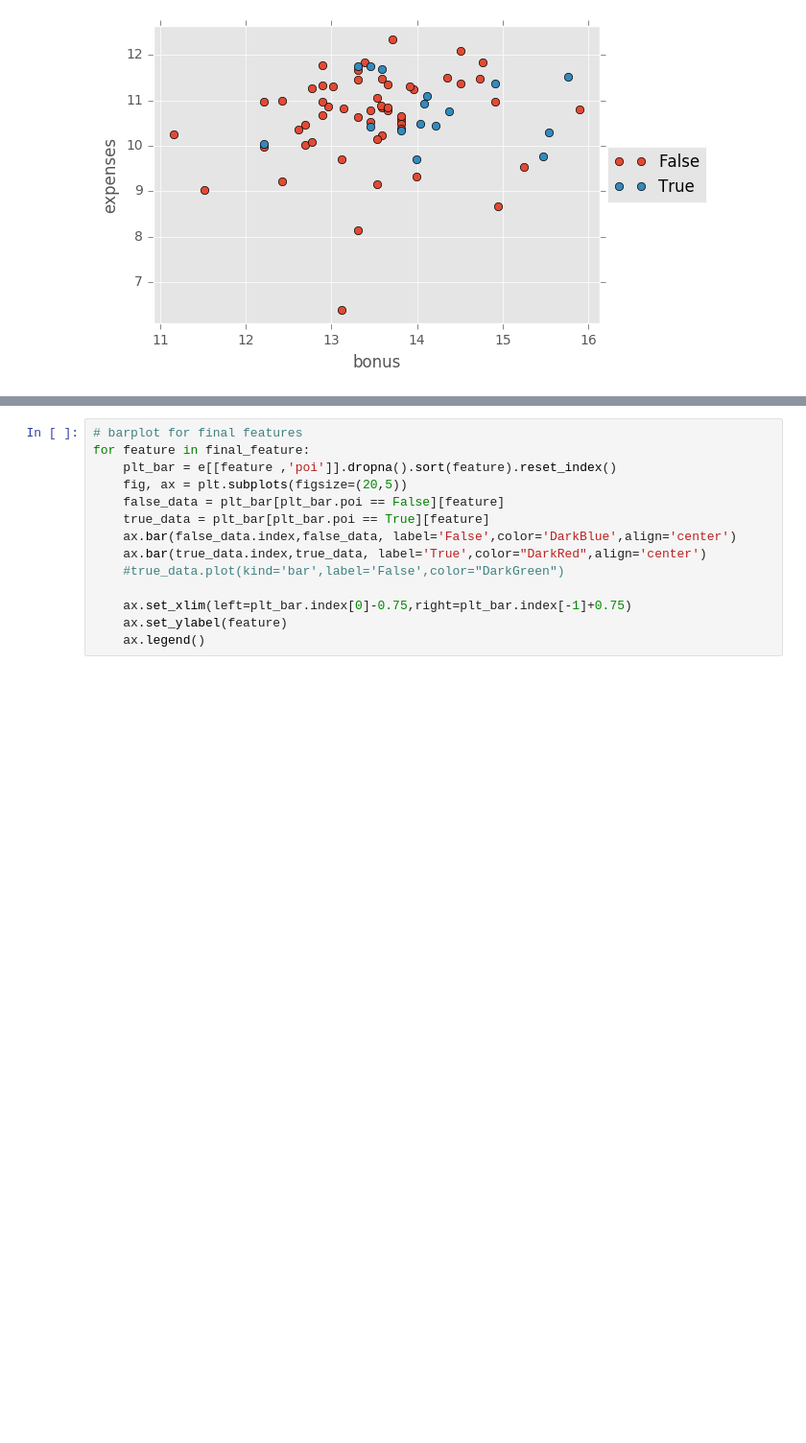
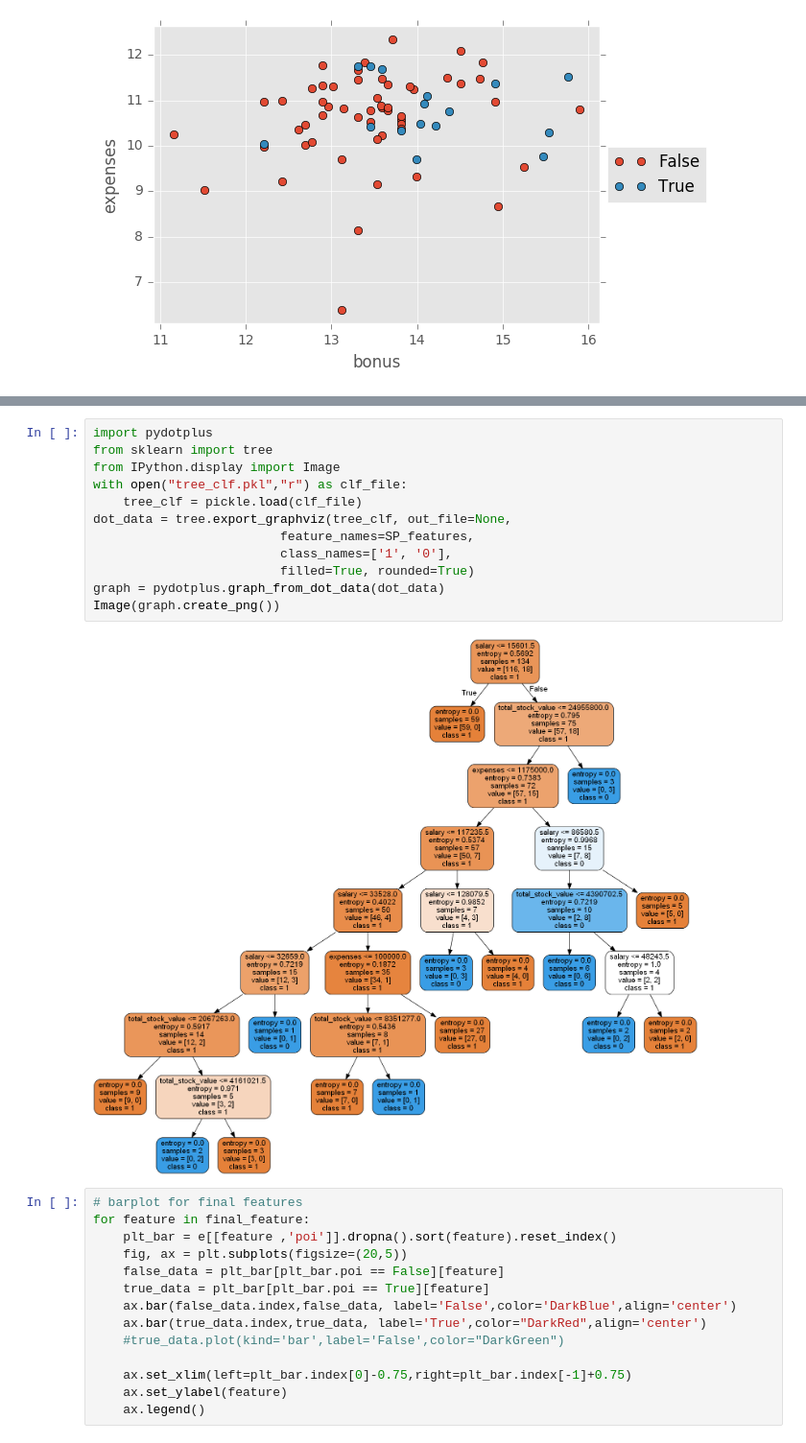
Before and after one commit to yangforbig/Udacity_Github, a Jupyter notebook: Data Analyst Nanodegree/P5 Identify Fraud from Enron Email/final_project/Enron dataset.ipynb, the cells around one changed output, grey strips where cells are left out. Shown at 96% size. Cells and saved outputs as stored; diff of their text form; blank space fills up the shorter version.

```diff
--- a/Data Analyst Nanodegree/P5 Identify Fraud from Enron Email/final_project/Enron dataset.ipynb
+++ b/Data Analyst Nanodegree/P5 Identify Fraud from Enron Email/final_project/Enron dataset.ipynb
@@ -413,3 +446,17 @@ It is clear that feature 'shared_receipt_with_poi' and 'salary' are the least tw
+# %%
+import pydotplus
+from sklearn import tree
+from IPython.display import Image
+with open("tree_clf.pkl","r") as clf_file:
+    tree_clf = pickle.load(clf_file)
+dot_data = tree.export_graphviz(tree_clf, out_file=None,
+                         feature_names=SP_features,
+                         class_names=['1', '0'],
+                         filled=True, rounded=True)
+graph = pydotplus.graph_from_dot_data(dot_data)
+Image(graph.create_png())
+# %% [output]
+[figure, added]
 # %%
 # barplot for final features
 for feature in final_feature:
```
Also changed, not shown: parts of 5 cells of this notebook, 1 other file.
